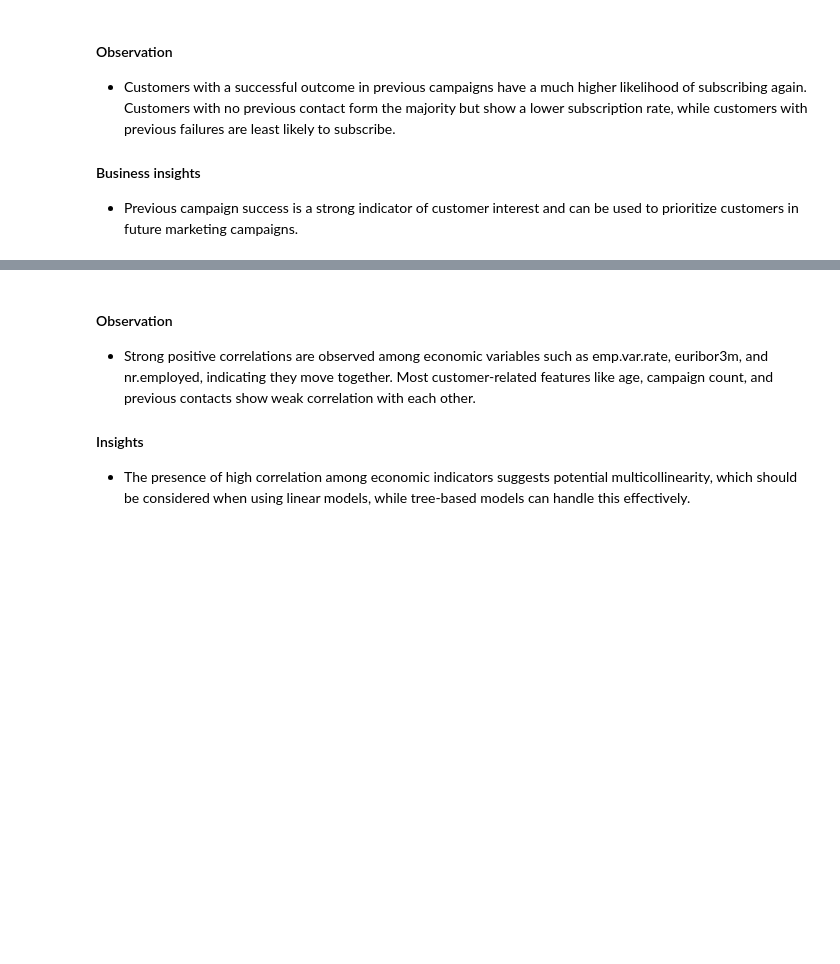
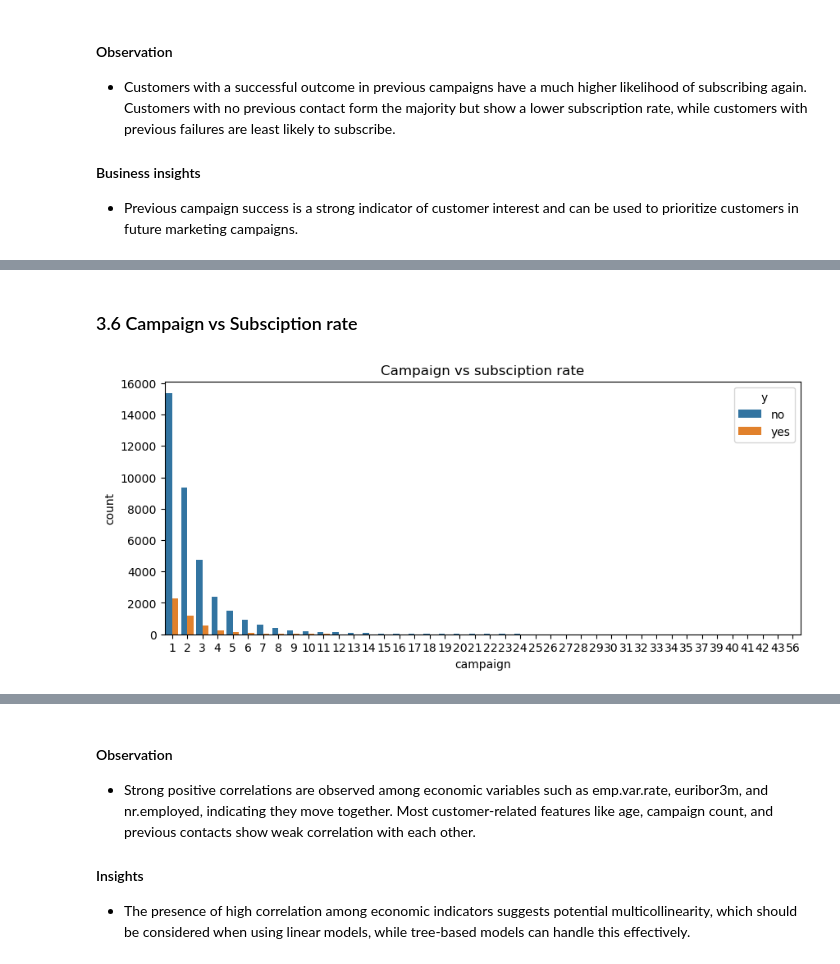
Before and after one commit to vijay12918/Portuguese-Bank-Marketing-Compaign, a Jupyter notebook: ProtugeseBank.ipynb, the cells around one changed output, grey strips where cells are left out. Saved outputs shown, nothing was run; the diff lists cells and outputs as text; code cells hidden in the pictures; blank space fills up the shorter version.

```diff
--- a/ProtugeseBank.ipynb
+++ b/ProtugeseBank.ipynb
@@ -190,0 +231,10 @@ plt.show()
+# %% [markdown]
+### 3.6 Campaign vs Subsciption rate
+# %%
+plt.figure(figsize=(10,4))
+sns.countplot(x=df['campaign'], hue = df.y)
+plt.title('Campaign vs subsciption rate')
+plt.savefig("Outputs/campaign_vs_subscription.png")
+plt.show()
+# %% [output]
+[figure, added]
```
Also changed, not shown: parts of 20 cells of this notebook.
